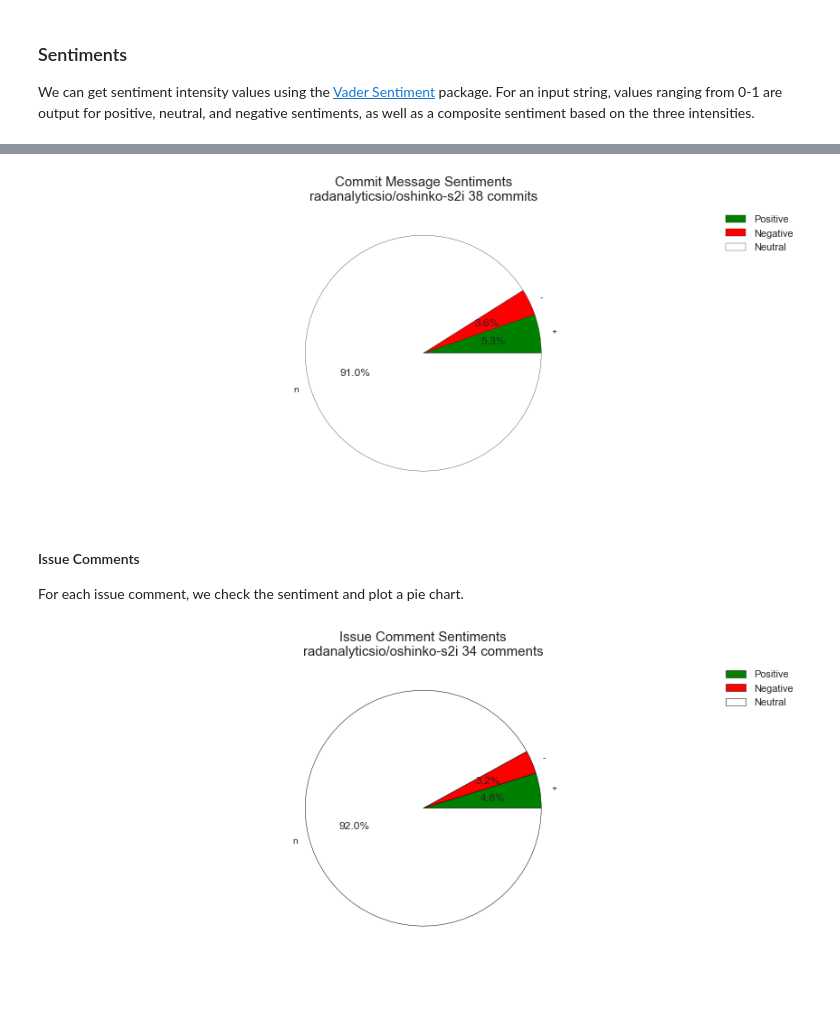
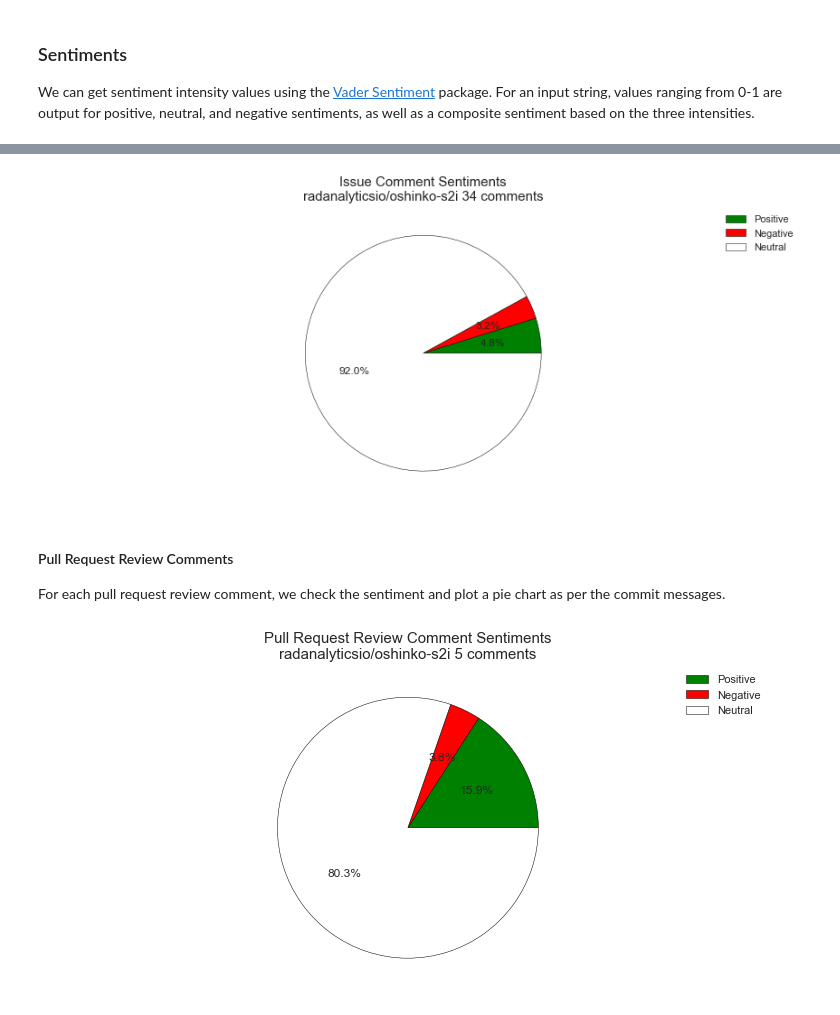
Before and after one commit to EldritchJS/kono-notebook, a Jupyter notebook: kono.ipynb, the cells around one changed output, grey strips where cells are left out. Saved outputs shown, nothing was run; the diff lists cells and outputs as text; code cells hidden in the pictures.

Commit message:
More verbiage!
Added some more verbiage and cleaned up the plots a little more.

```diff
--- a/kono.ipynb
+++ b/kono.ipynb
@@ -235,70 +277,67 @@ For each commit message, we check the sentiment and plot a pie chart
 # %%
-pushPayloads=df[df['type']=='PushEvent']['payload']
+issuePayloads=df[df['type']=='IssueCommentEvent']['payload']
 
 neg=0
 pos=0
 neu=0
-numCommits = 0
+numIssueComments = 0
 
-for p in pushPayloads.keys():
-    for cm in pushPayloads[p]['commits']:
-        numCommits+=1
-        scores=analyzer.polarity_scores(cm['message'])
-        neg+=scores['neg']
-        pos+=scores['pos']
-        neu+=scores['neu']
-if(numCommits > 0):
-    neg/=numCommits
-    pos/=numCommits
-    neu/=numCommits
+for p in issuePayloads.keys():
+    numIssueComments+=1
+    scores=analyzer.polarity_scores(issuePayloads[p]['comment']['body'])
+    neg+=scores['neg']
+    pos+=scores['pos']
+    neu+=scores['neu']
+
+if(numIssueComments > 0):
+    neg/=numIssueComments
+    pos/=numIssueComments
+    neu/=numIssueComments
     x_list = [pos,neg,neu]
-    label_list = ['+','-','n']
     sns.set_style("whitegrid")
-    p1x = plt.figure(figsize=(15, 6)).gca()
-    p1x.axis("equal")
-    p1x.pie(x_list,labels=label_list,autopct="%1.1f%%",colors=['green','red','white'])
+    p2x = plt.figure(figsize=(15, 6)).gca()
+    p2x.axis("equal")
     plt.rcParams['patch.linewidth'] = 0.5
     plt.rcParams['patch.force_edgecolor'] = True
-    plt.title("Commit Message Sentiments\n"+repoFullName+' '+str(numCommits)+' commits',fontsize=15)
-    p1x.legend(['Positive','Negative','Neutral'],fontsize=11)
+    p2x.pie(x_list,autopct="%1.1f%%",colors=['green','red','white'])
+    plt.title("Issue Comment Sentiments\n"+repoFullName+' '+str(numIssueComments)+' comments',fontsize=15)
+    p2x.legend(['Positive','Negative','Neutral'],fontsize=11)
 else:
-    print("No commit messages")
+    print("No issue comments")
 # %% [output]
-[figure, old version]
+[figure, new version]
 # %% [markdown]
-#### Issue Comments
+#### Pull Request Review Comments
 
-For each issue comment, we check the sentiment and plot a pie chart.
+For each pull request review comment, we check the sentiment and plot a pie chart as per the commit messages.
 # %%
-issuePayloads=df[df['type']=='IssueCommentEvent']['payload']
+pullRequestReviewPayloads=df[df['type']=='PullRequestReviewCommentEvent']['payload']
 
 neg=0
 pos=0
 neu=0
-numIssueComments = 0
+numPullRequestReviewComments = 0
 
-for p in issuePayloads.keys():
-    numIssueComments+=1
-    scores=analyzer.polarity_scores(issuePayloads[p]['comment']['body'])
+for p in pullRequestReviewPayloads.keys():
+    numPullRequestReviewComments+=1
+    scores=analyzer.polarity_scores(pullRequestReviewPayloads[p]['comment']['body'])
     neg+=scores['neg']
     pos+=scores['pos']
     neu+=scores['neu']
 
-if(numIssueComments > 0):
-    neg/=numIssueComments
-    pos/=numIssueComments
-    neu/=numIssueComments
+if(numPullRequestReviewComments > 0):
+    neg/=numPullRequestReviewComments
+    pos/=numPullRequestReviewComments
+    neu/=numPullRequestReviewComments
     x_list = [pos,neg,neu]
-    label_list = ['+','-','n']
-    sns.set_style("whitegrid")
-    p2x = plt.figure(figsize=(15, 6)).gca()
-    p2x.axis("equal")
+    p3x = plt.figure(figsize=(13, 6)).gca()
+    p3x.axis("equal")
     plt.rcParams['patch.linewidth'] = 0.5
     plt.rcParams['patch.force_edgecolor'] = True
-    p2x.pie(x_list,labels=label_list,autopct="%1.1f%%",colors=['green','red','white'])
-    plt.title("Issue Comment Sentiments\n"+repoFullName+' '+str(numIssueComments)+' comments',fontsize=15)
-    p2x.legend(['Positive','Negative','Neutral'],fontsize=11)
+    p3x.pie(x_list,autopct="%1.1f%%",colors=['green','red','white'])
+    plt.title("Pull Request Review Comment Sentiments\n"+repoFullName+' '+str(numPullRequestReviewComments)+' comments',fontsize=15)
+    p3x.legend(['Positive','Negative','Neutral'],fontsize=11)
 else:
-    print("No issue comments")
+    print("No pull request review comments")
 # %% [output]
-[figure, old version]
+[figure, new version]
```
Also changed, not shown: parts of 14 cells of this notebook.
